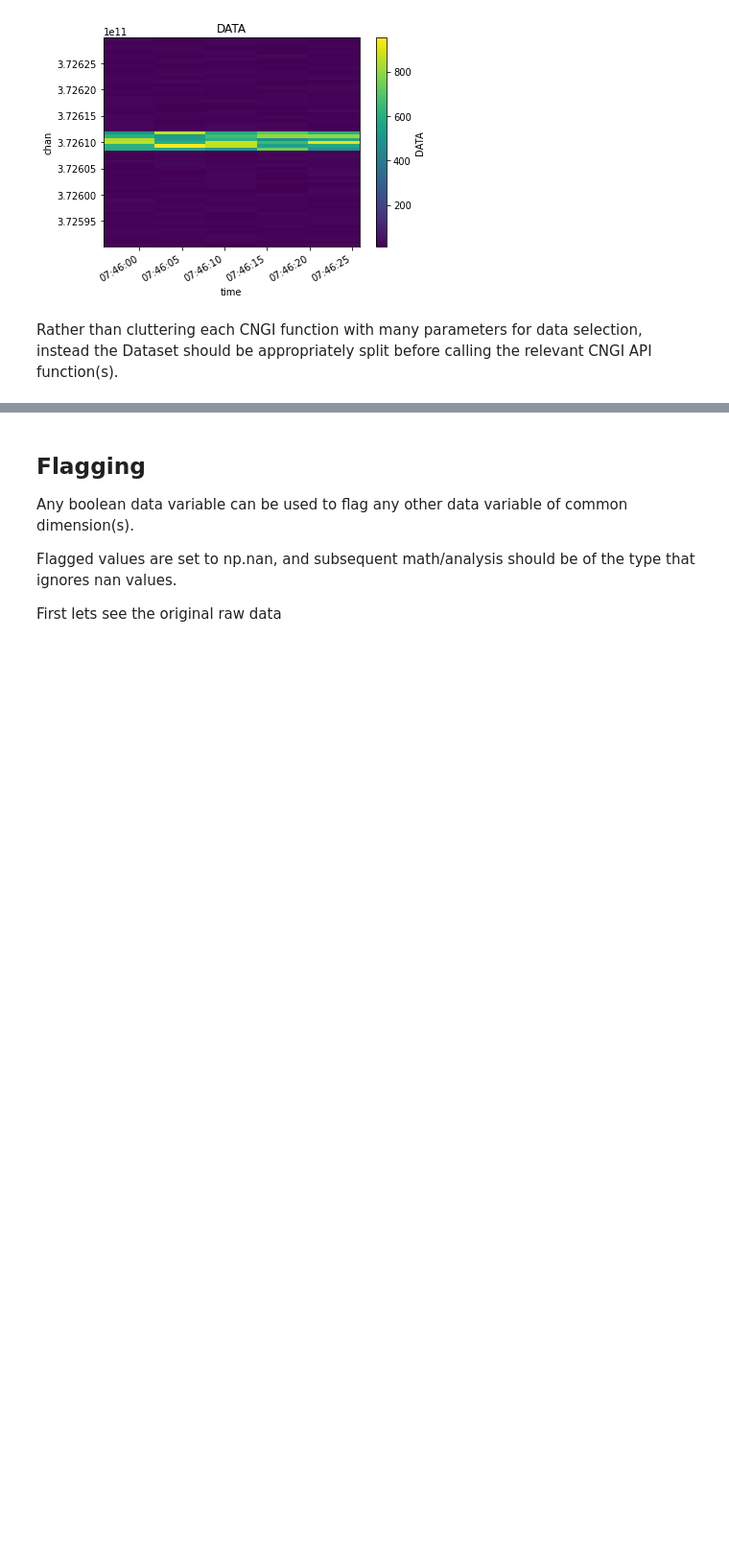
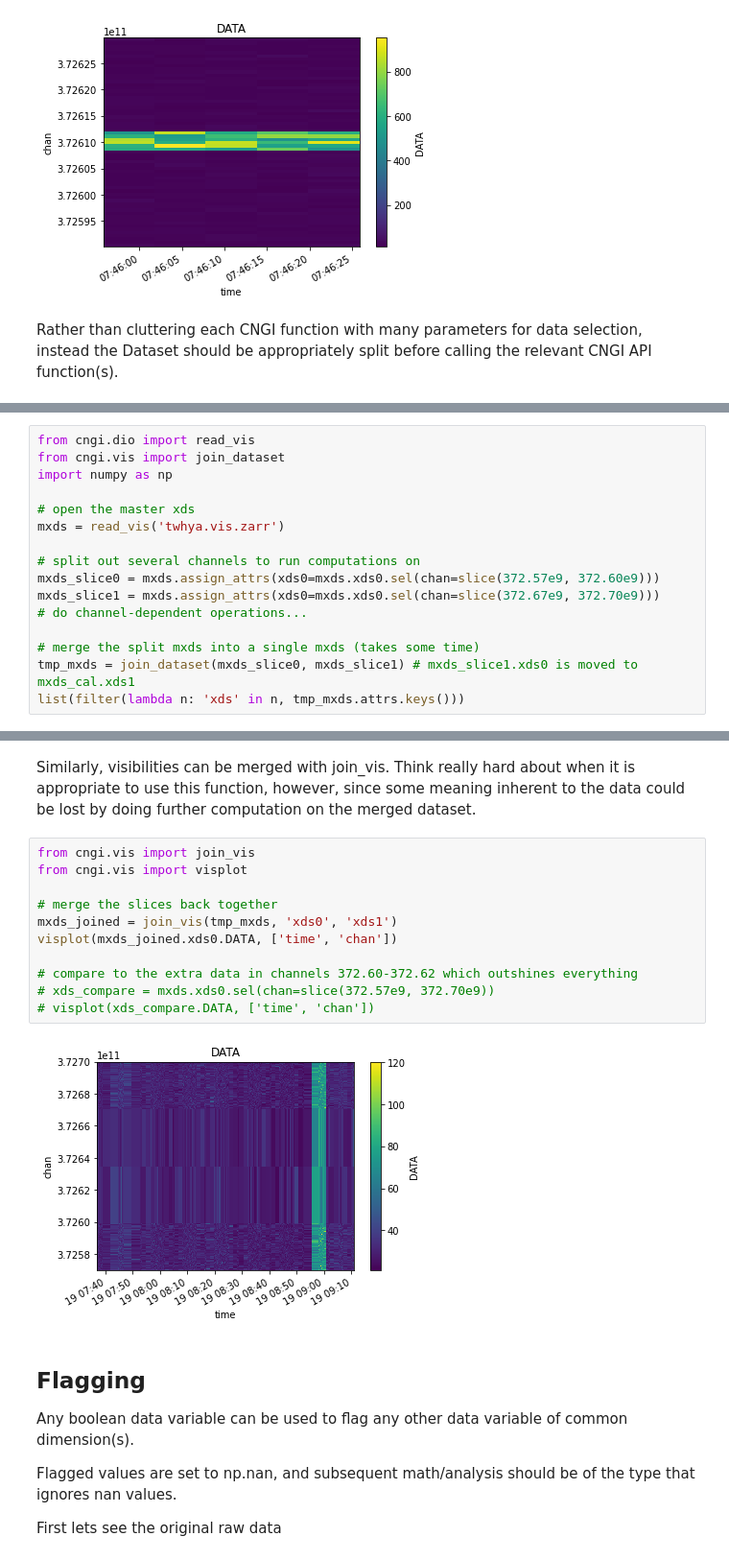
Before and after one commit to casangi/cngi_prototype, a Jupyter notebook: docs/visibilities.ipynb, the cells around one changed output, grey strips where cells are left out. Shown at 96% size. Cells and saved outputs as stored; diff of their text form; blank space fills up the shorter version.

Commit message:
added some examples for join_vis, join_dataset, and split_dataset

```diff
--- a/docs/visibilities.ipynb
+++ b/docs/visibilities.ipynb
@@ -195,0 +218,16 @@ Rather than cluttering each CNGI function with many parameters for data selectio
+# %%
+from cngi.dio import read_vis
+from cngi.vis import join_dataset
+import numpy as np
+
+# open the master xds
+mxds = read_vis('twhya.vis.zarr')
+
+# split out several channels to run computations on
+mxds_slice0 = mxds.assign_attrs(xds0=mxds.xds0.sel(chan=slice(372.57e9, 372.60e9)))
+mxds_slice1 = mxds.assign_attrs(xds0=mxds.xds0.sel(chan=slice(372.67e9, 372.70e9)))
+# do channel-dependent operations...
+
+# merge the split mxds into a single mxds (takes some time)
+tmp_mxds = join_dataset(mxds_slice0, mxds_slice1) # mxds_slice1.xds0 is moved to mxds_cal.xds1
+list(filter(lambda n: 'xds' in n, tmp_mxds.attrs.keys()))
@@ -196,3 +238,18 @@ Rather than cluttering each CNGI function with many parameters for data selectio
+# %% [markdown]
+Similarly, visibilities can be merged with join_vis. Think really hard about when it is appropriate to use this function, however, since some meaning inherent to the data could be lost by doing further computation on the merged dataset.
+# %%
+from cngi.vis import join_vis
+from cngi.vis import visplot
+
+# merge the slices back together
+mxds_joined = join_vis(tmp_mxds, 'xds0', 'xds1')
+visplot(mxds_joined.xds0.DATA, ['time', 'chan'])
+
+# compare to the extra data in channels 372.60-372.62 which outshines everything
+# xds_compare = mxds.xds0.sel(chan=slice(372.57e9, 372.70e9))
+# visplot(xds_compare.DATA, ['time', 'chan'])
+# %% [output]
+[figure, added]
 # %% [markdown]
 ## Flagging
 
```
Also changed, not shown: parts of 6 cells of this notebook.
